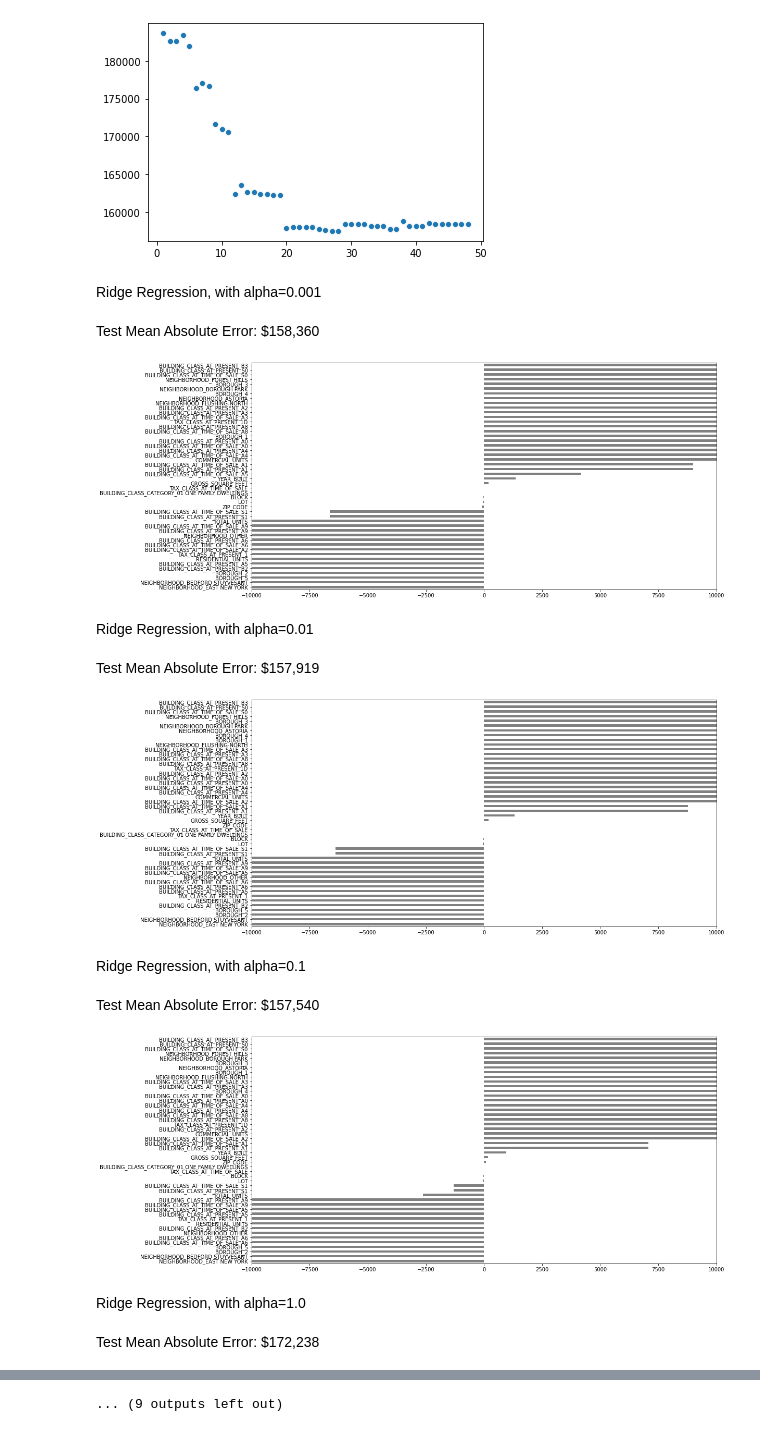
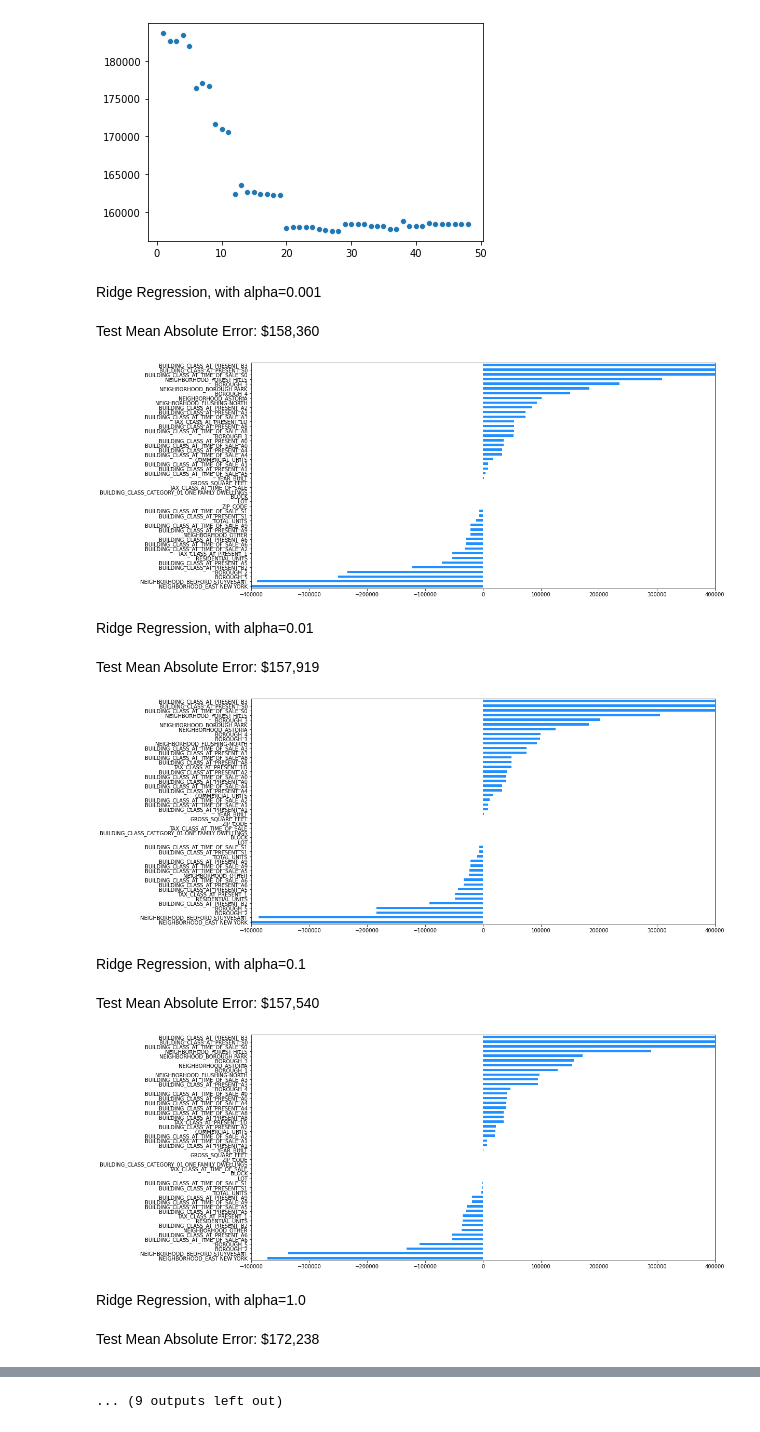
Before and after one commit to bloominstituteoftechnology/DS-Unit-2-Linear-Models, a Jupyter notebook: module3-ridge-regression/LS_DS_213_assignment.ipynb, the cells around one changed output, grey strips where cells are left out. Saved outputs shown, nothing was run; the diff lists cells and outputs as text; code cells hidden in the pictures.

```diff
--- a/module3-ridge-regression/LS_DS_213_assignment.ipynb
+++ b/module3-ridge-regression/LS_DS_213_assignment.ipynb
@@ -426,34 +412,34 @@ plt.show()
 # %%
 from sklearn.linear_model import Ridge
 from IPython.display import display, HTML
 
 for alpha in [0.001, 0.01, 0.1, 1.0, 1, 100.0, 1000.0]:
 
     # Fit Ridge Regression model
     display(HTML(f'Ridge Regression, with alpha={alpha}'))
     model = Ridge(alpha=alpha, normalize=True)
     model.fit(X_train_enc, y_train)
     y_pred = model.predict(X_test_enc)
 
     # Get Test MAE
     mae = mean_absolute_error(y_test, y_pred)
     display(HTML(f'Test Mean Absolute Error: ${mae:,.0f}'))
 
     # Plot coefficients
     coefficients = pd.Series(model.coef_, X_train_enc.columns)
     plt.figure(figsize=(16,8))
-    coefficients.sort_values().plot.barh(color='grey')
-    plt.xlim(-10000,10000)
+    coefficients.sort_values().plot.barh(color='dodgerblue')
+    plt.xlim(-400000,400000)
     plt.show()
 # %% [output]
 Ridge Regression, with alpha=0.001
 Test Mean Absolute Error: $158,360
-[figure, old version]
+[figure, new version]
 Ridge Regression, with alpha=0.01
 Test Mean Absolute Error: $157,919
-[figure, old version]
+[figure, new version]
 Ridge Regression, with alpha=0.1
 Test Mean Absolute Error: $157,540
-[figure, old version]
+[figure, new version]
 Ridge Regression, with alpha=1.0
 Test Mean Absolute Error: $172,238
```
Also changed, not shown: parts of 10 cells of this notebook.
